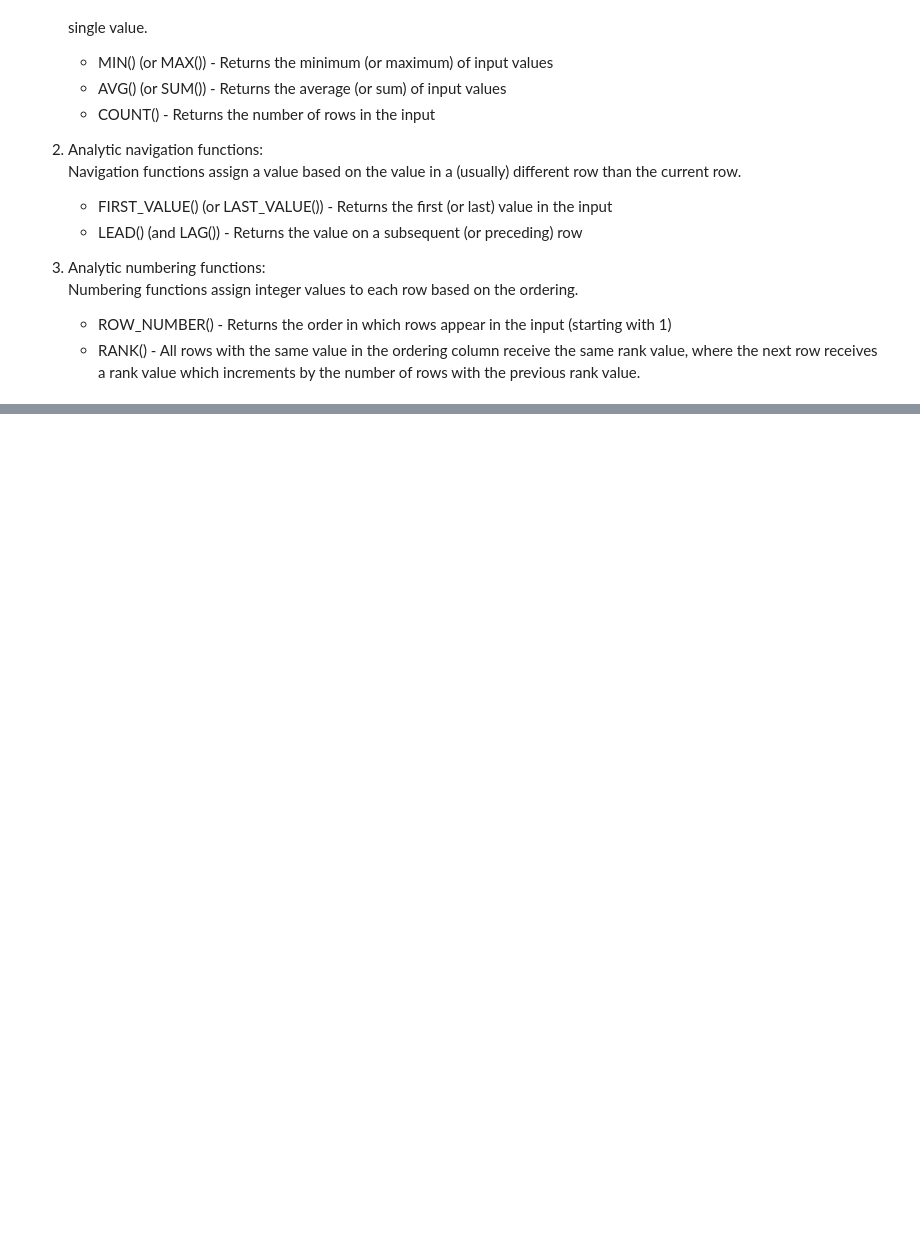
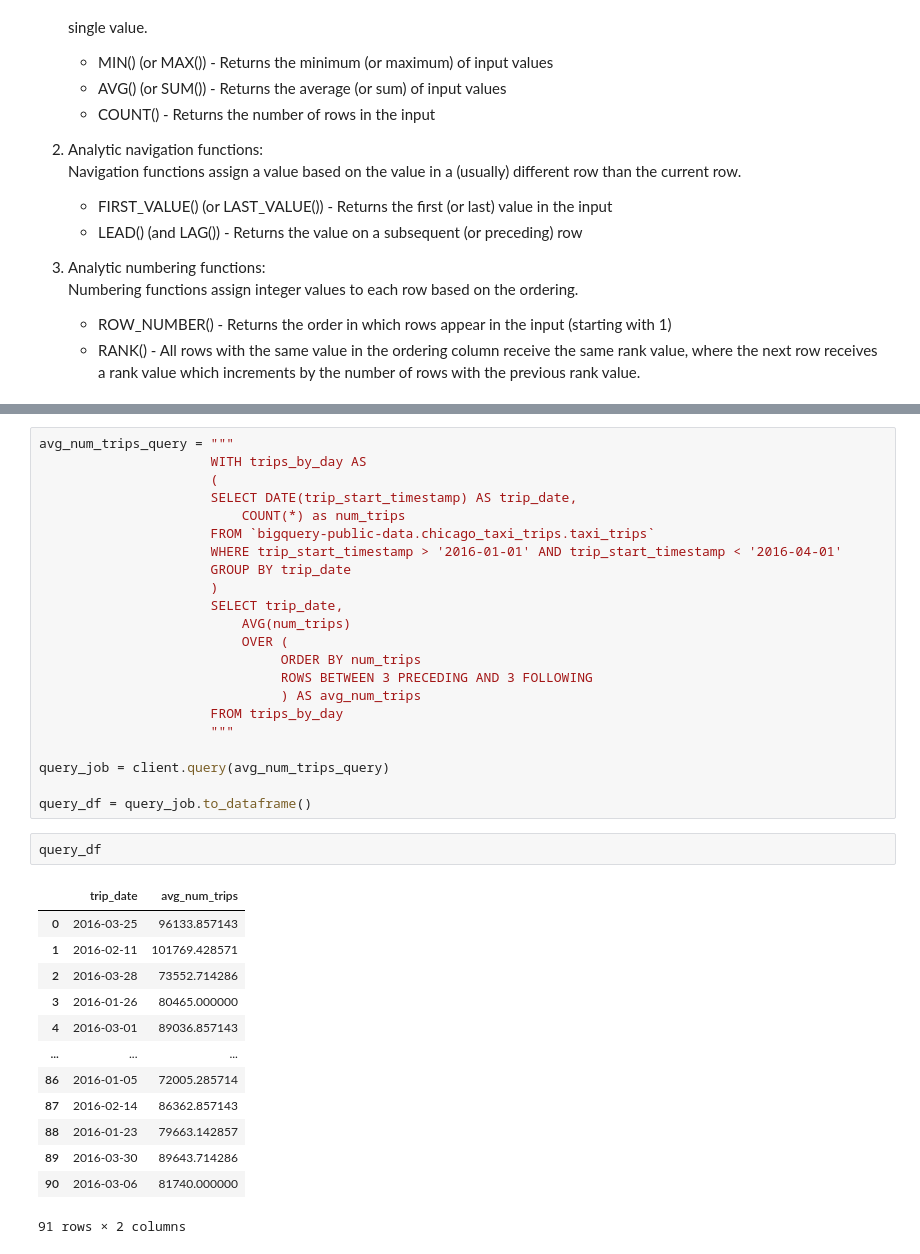
Before and after one commit to jrobador/data_science, a Jupyter notebook: sql-biq_query/analytic_functions.ipynb, the cells around one changed output, grey strips where cells are left out. Saved outputs shown, nothing was run; the diff lists cells and outputs as text; blank space fills up the shorter version.

```diff
--- a/sql-biq_query/analytic_functions.ipynb
+++ b/sql-biq_query/analytic_functions.ipynb
@@ -39,0 +71,38 @@ The example above uses only one of many analytic functions. BigQuery supports a
+# %%
+avg_num_trips_query = """
+                      WITH trips_by_day AS
+                      (
+                      SELECT DATE(trip_start_timestamp) AS trip_date,
+                          COUNT(*) as num_trips
+                      FROM `bigquery-public-data.chicago_taxi_trips.taxi_trips`
+                      WHERE trip_start_timestamp > '2016-01-01' AND trip_start_timestamp < '2016-04-01'
+                      GROUP BY trip_date
+                      )
+                      SELECT trip_date,
+                          AVG(num_trips)
+                          OVER (
+                               ORDER BY num_trips
+                               ROWS BETWEEN 3 PRECEDING AND 3 FOLLOWING
+                               ) AS avg_num_trips
+                      FROM trips_by_day
+                      """
+
+query_job = client.query(avg_num_trips_query)
+
+query_df = query_job.to_dataframe()
+# %%
+query_df
+# %% [output]
+|  | trip_date | avg_num_trips |
+| 0 | 2016-03-25 | 96133.857143 |
+| 1 | 2016-02-11 | 101769.428571 |
+| 2 | 2016-03-28 | 73552.714286 |
+| 3 | 2016-01-26 | 80465.000000 |
+| 4 | 2016-03-01 | 89036.857143 |
+| ... | ... | ... |
+| 86 | 2016-01-05 | 72005.285714 |
+| 87 | 2016-02-14 | 86362.857143 |
+| 88 | 2016-01-23 | 79663.142857 |
+| 89 | 2016-03-30 | 89643.714286 |
+| 90 | 2016-03-06 | 81740.000000 |
+91 rows × 2 columns
```
Also changed, not shown: parts of 11 cells of this notebook.
